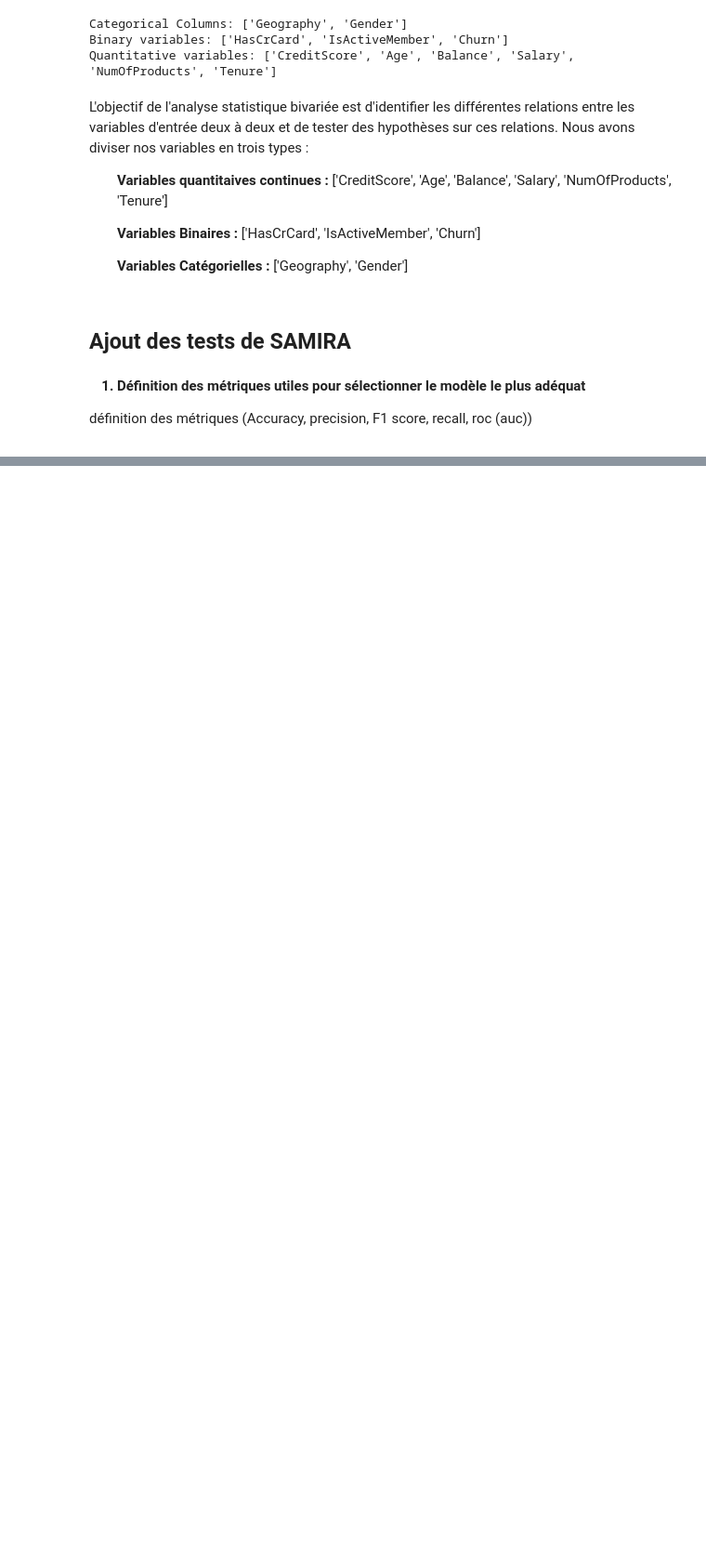
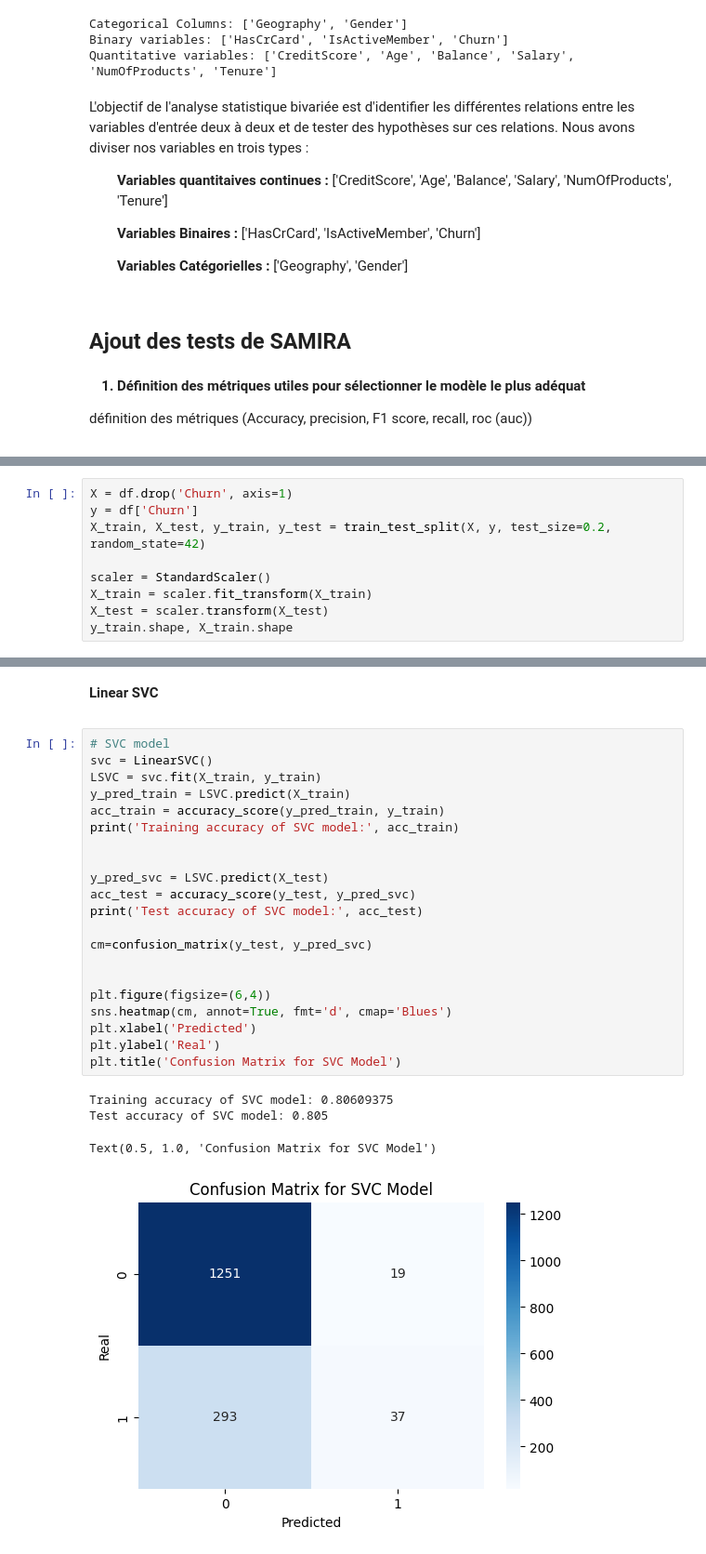
Before and after one commit to Design3Website/MachineLearning_PredictingChurnRate, a Jupyter notebook: MLproject.ipynb, the cells around one changed output, grey strips where cells are left out. Shown at 93% size. Drawn from its saved outputs; the diff is of its cells as text; blank space fills up the shorter version.

```diff
--- a/MLproject.ipynb
+++ b/MLproject.ipynb
@@ -509,0 +522,9 @@ Quantitative variables: ['CreditScore', 'Age', 'Balance', 'Salary', 'NumOfProduc
+# %%
+X = df.drop('Churn', axis=1)
+y = df['Churn']
+X_train, X_test, y_train, y_test = train_test_split(X, y, test_size=0.2, random_state=42)
+
+scaler = StandardScaler()
+X_train = scaler.fit_transform(X_train)
+X_test = scaler.transform(X_test)
+y_train.shape, X_train.shape
@@ -509,0 +555,30 @@ Quantitative variables: ['CreditScore', 'Age', 'Balance', 'Salary', 'NumOfProduc
+# %% [markdown]
+<div style="font-family: Georgia, 'Times New Roman', serif; font-size:15px; line-height:1.6;">
+  <p> <strong> Linear SVC </strong> </p>
+</div>
+# %%
+# SVC model
+svc = LinearSVC()
+LSVC = svc.fit(X_train, y_train)
+y_pred_train = LSVC.predict(X_train)
+acc_train = accuracy_score(y_pred_train, y_train)
+print('Training accuracy of SVC model:', acc_train)
+
+
+y_pred_svc = LSVC.predict(X_test)
+acc_test = accuracy_score(y_test, y_pred_svc)
+print('Test accuracy of SVC model:', acc_test)
+
+cm=confusion_matrix(y_test, y_pred_svc)
+
+
+plt.figure(figsize=(6,4))
+sns.heatmap(cm, annot=True, fmt='d', cmap='Blues')
+plt.xlabel('Predicted')
+plt.ylabel('Real')
+plt.title('Confusion Matrix for SVC Model')
+# %% [output]
+Training accuracy of SVC model: 0.80609375
+Test accuracy of SVC model: 0.805
+Text(0.5, 1.0, 'Confusion Matrix for SVC Model')
+[figure, added]
```
Also changed, not shown: parts of 29 cells of this notebook.
